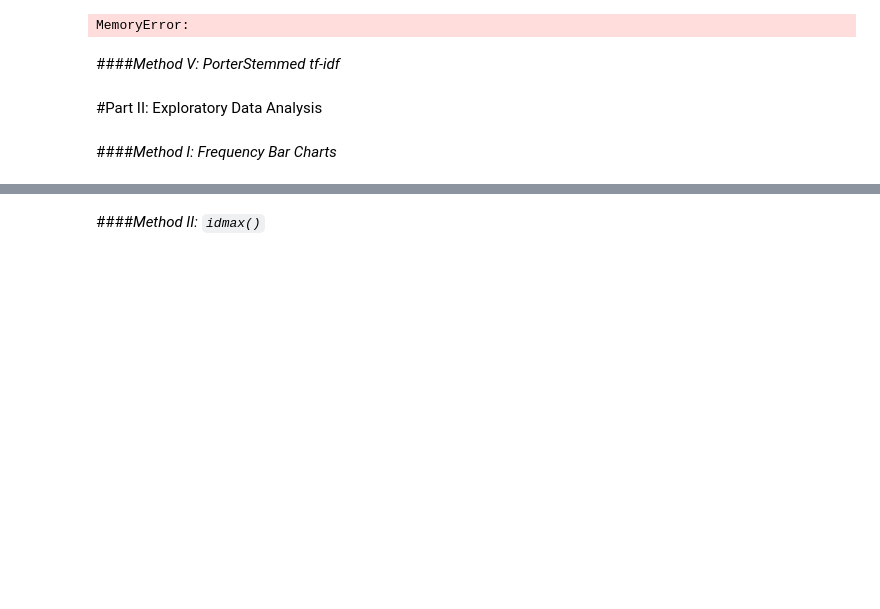
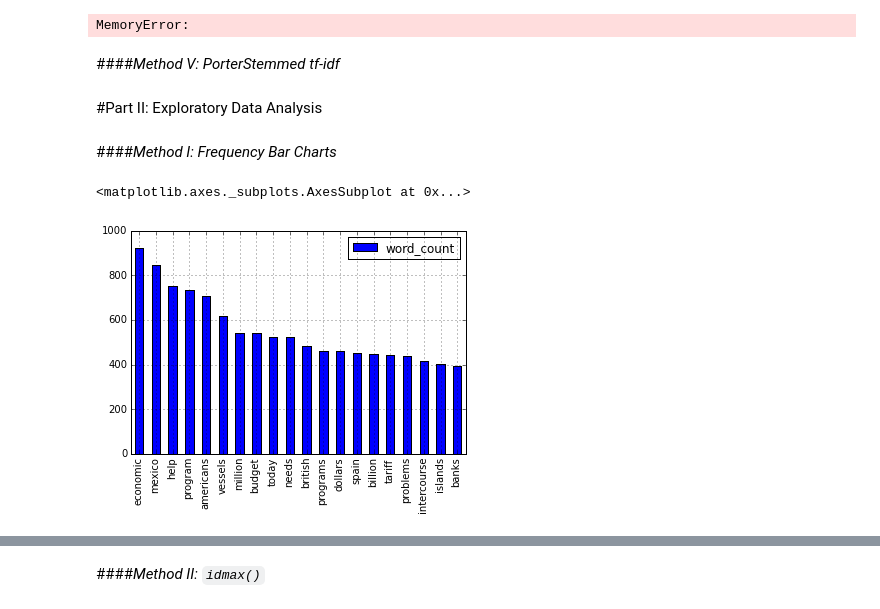
Before and after one commit to justindelatorre/data_science, a Jupyter notebook: hw_justindelatorre/final_project/final/experimental.ipynb, the cells around one changed output, grey strips where cells are left out. Saved outputs shown, nothing was run; the diff lists cells and outputs as text; code cells hidden in the pictures; blank space fills up the shorter version.

```diff
--- a/hw_justindelatorre/final_project/final/experimental.ipynb
+++ b/hw_justindelatorre/final_project/final/experimental.ipynb
@@ -540,3 +546,12 @@ multigram_tfidf_df_all = multigram_tfidf_df.iloc[:,39:]
 #Part II: Exploratory Data Analysis
 # %% [markdown]
 ####<i>Method I: Frequency Bar Charts</i>
+# %%
+# Visualize the most commonly-used unigrams in aggregate
+unigram_df_counts = pd.DataFrame(unigram_df.iloc[:,3:].apply(np.sum, axis=0), columns=['word_count'])
+unigram_df_counts_sorted = unigram_df_counts.sort(['word_count'], ascending = [0])[:20]
+
+unigram_df_counts_sorted.plot(kind='bar')
+# %% [output]
+<matplotlib.axes._subplots.AxesSubplot at 0x...>
+[figure, added]
```
Also changed, not shown: parts of 16 cells of this notebook.
